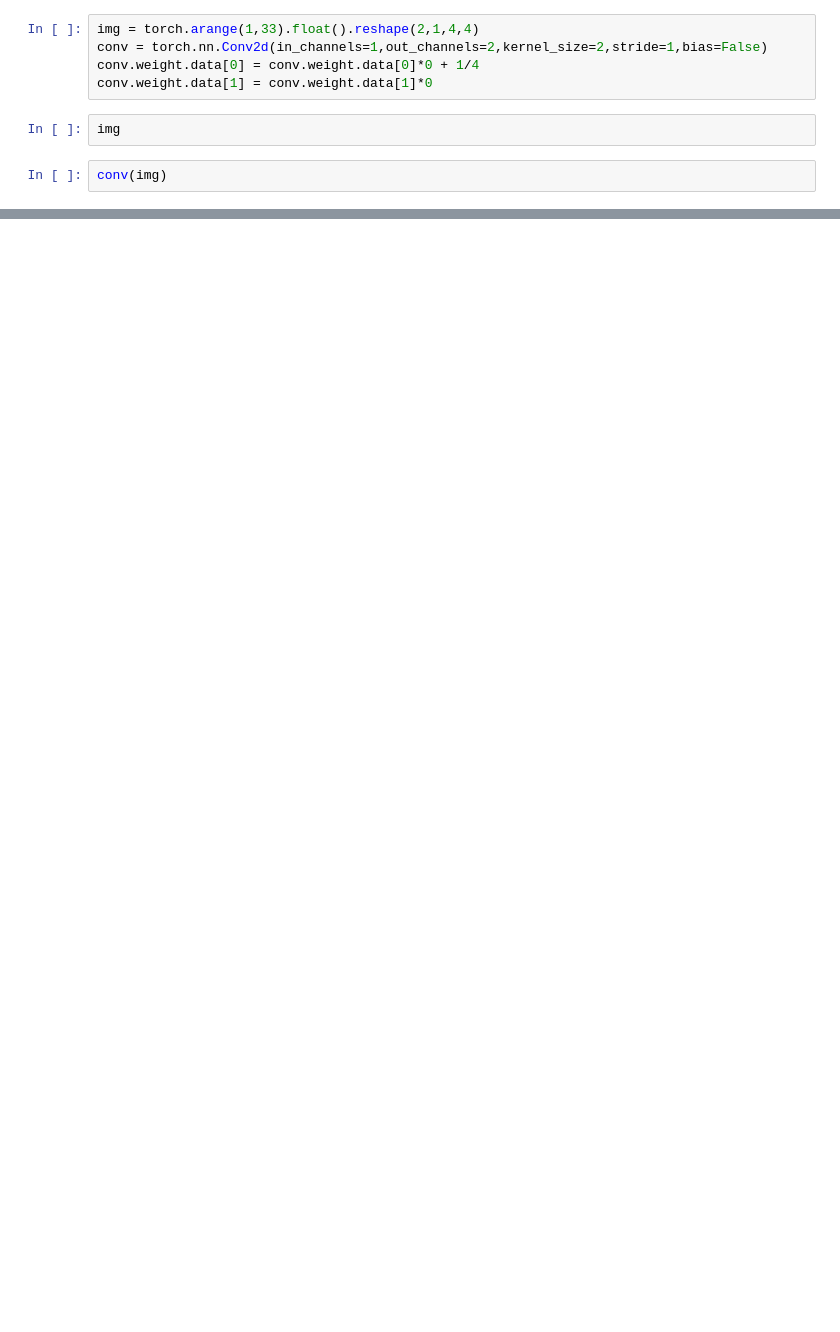
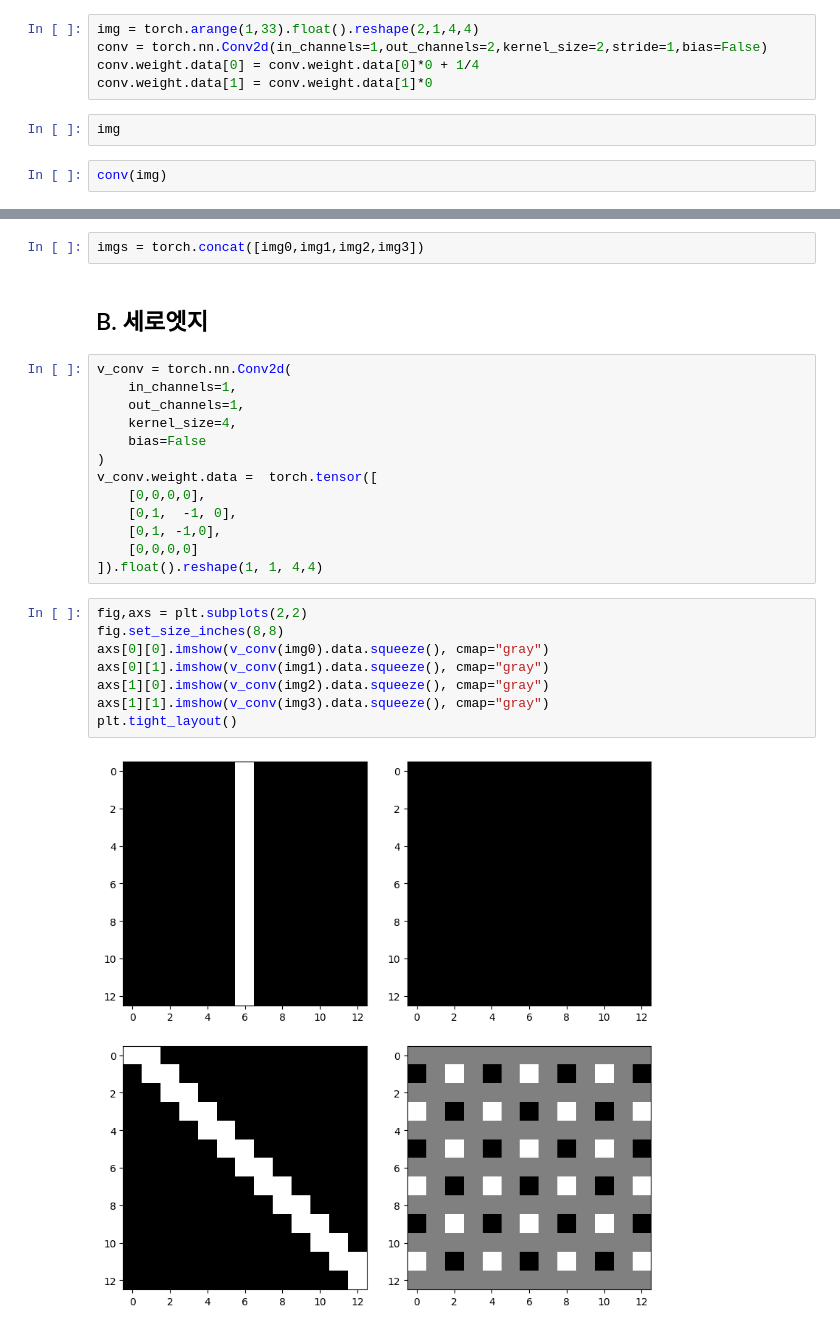
Before and after one commit to KimDoYoung1997/DL2025, a Jupyter notebook: docs/posts/07wk-2.out.ipynb, the cells around one changed output, grey strips where cells are left out. Saved outputs shown, nothing was run; the diff lists cells and outputs as text; blank space fills up the shorter version.

```diff
--- a/docs/posts/07wk-2.out.ipynb
+++ b/docs/posts/07wk-2.out.ipynb
@@ -79,0 +200,27 @@ conv(img)
+# %%
+imgs = torch.concat([img0,img1,img2,img3])
+# %% [markdown]
+## B. 세로엣지
+# %%
+v_conv = torch.nn.Conv2d(
+    in_channels=1,
+    out_channels=1,
+    kernel_size=4,
+    bias=False
+)
+v_conv.weight.data =  torch.tensor([
+    [0,0,0,0],
+    [0,1,  -1, 0],
+    [0,1, -1,0],
+    [0,0,0,0]
+]).float().reshape(1, 1, 4,4)
+# %%
+fig,axs = plt.subplots(2,2)
+fig.set_size_inches(8,8)
+axs[0][0].imshow(v_conv(img0).data.squeeze(), cmap="gray")
+axs[0][1].imshow(v_conv(img1).data.squeeze(), cmap="gray")
+axs[1][0].imshow(v_conv(img2).data.squeeze(), cmap="gray")
+axs[1][1].imshow(v_conv(img3).data.squeeze(), cmap="gray")
+plt.tight_layout()
+# %% [output]
+[figure, added]
```
Also changed, not shown: parts of 51 cells of this notebook, 37 other files.
